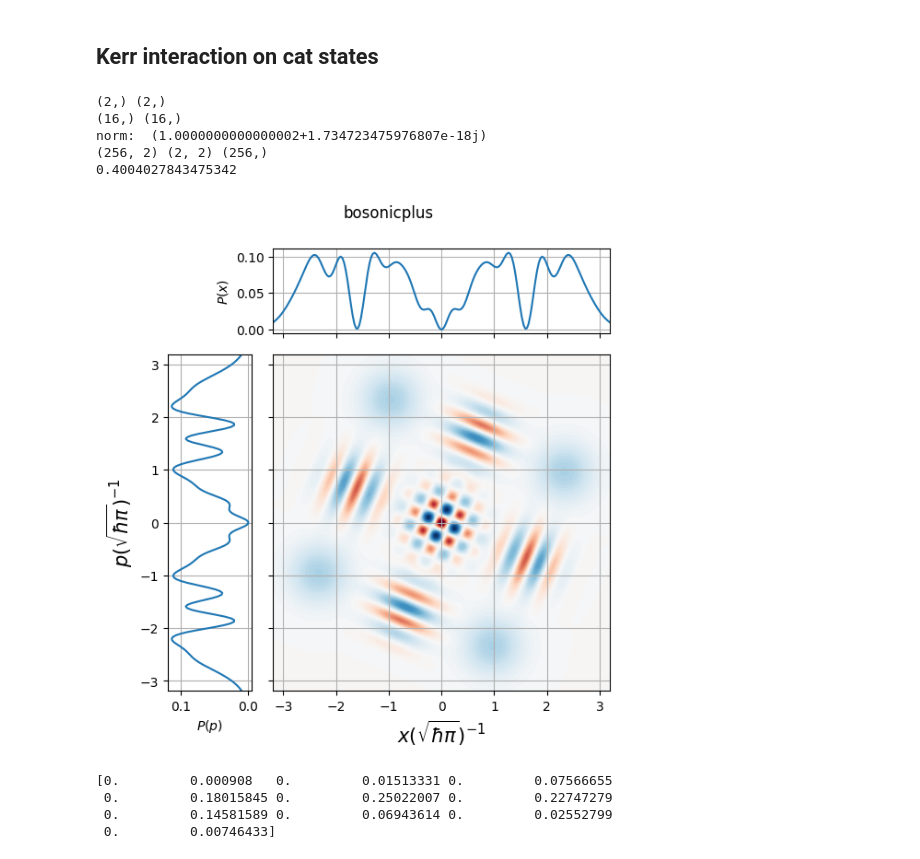
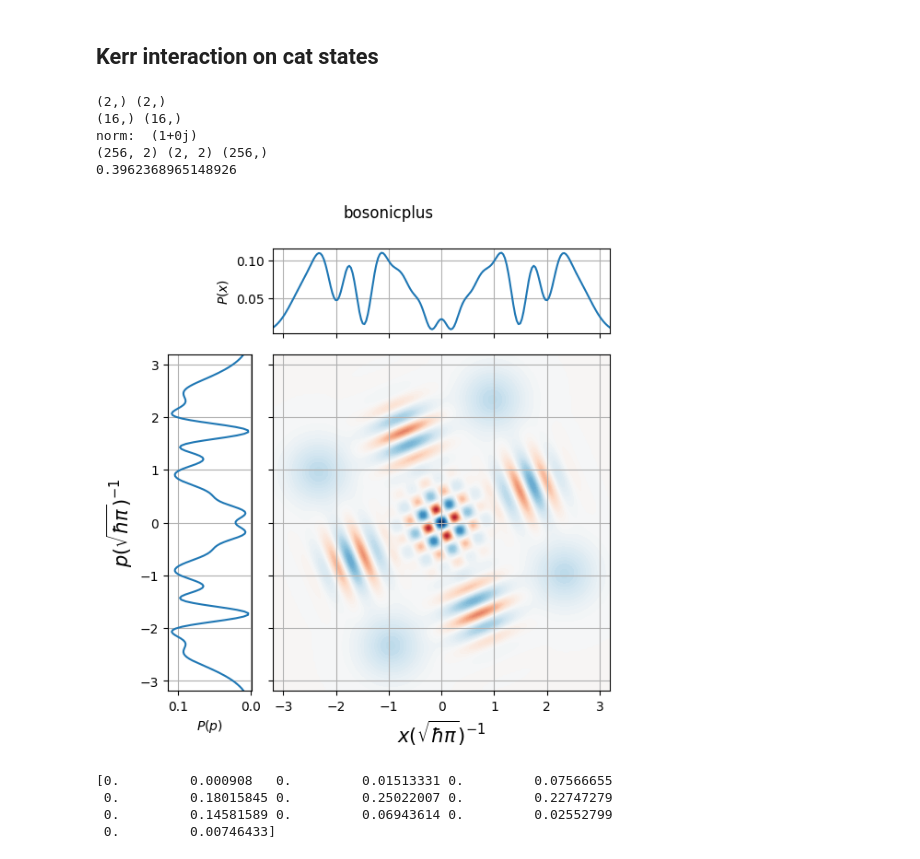
Before and after one commit to qpit/lcg_plus, a Jupyter notebook: Kerr-interaction.ipynb, the cells around one changed output. Drawn from its saved outputs; the diff is of its cells as text; code cells hidden in the pictures.

```diff
--- a/Kerr-interaction.ipynb
+++ b/Kerr-interaction.ipynb
@@ -248,31 +248,31 @@ plt.show()
 # %%
 alpha = np.sqrt(10)
 x = np.linspace(-8,8,200)
 m = 8
 t0 = time()
-data = [np.array([alpha,-alpha]),1/np.sqrt(2)*np.array([1,-1])]
+data = [np.array([alpha,-alpha]),1/np.sqrt(2)*np.array([1,1])]
 state = PureBosonicState(data)
 
 kerr_state = apply_kerr_gate(state, m)
 
 kerr_state.get_dm_form()
 means, covs, weights = kerr_state.data
 print('norm: ', np.sum(weights))
 print(means.shape, covs.shape, weights.shape)
 
 W_bp = get_wigner_coherent(kerr_state, x,x)
 tf = time()
 print(tf-t0)
 plot_wigner_marginals(W_bp,x,x,'bosonicplus')
 
 plt.show()
 # %% [output]
 (2,) (2,)
 (16,) (16,)
-norm:  (1.0000000000000002+1.734723475976807e-18j)
+norm:  (1+0j)
 (256, 2) (2, 2) (256,)
-0.4004027843475342
+0.3962368965148926
-[figure, old version]
+[figure, new version]
 # %%
 cutoff = 20
 state.get_fock_probs(cutoff)
```
Also changed, not shown: parts of 2 cells of this notebook.
